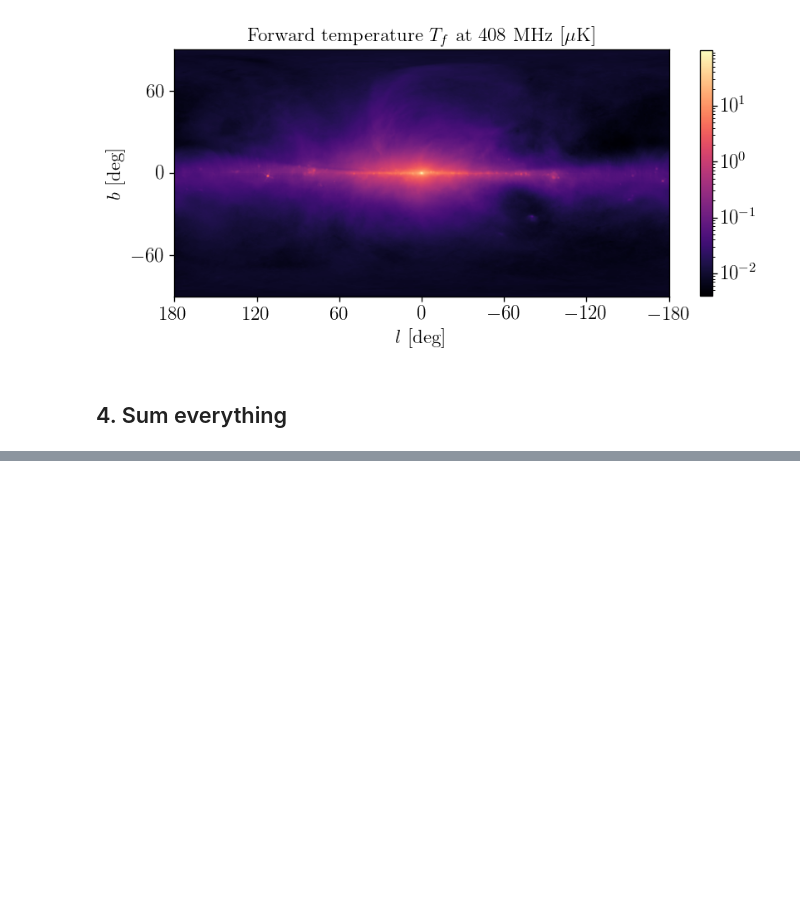
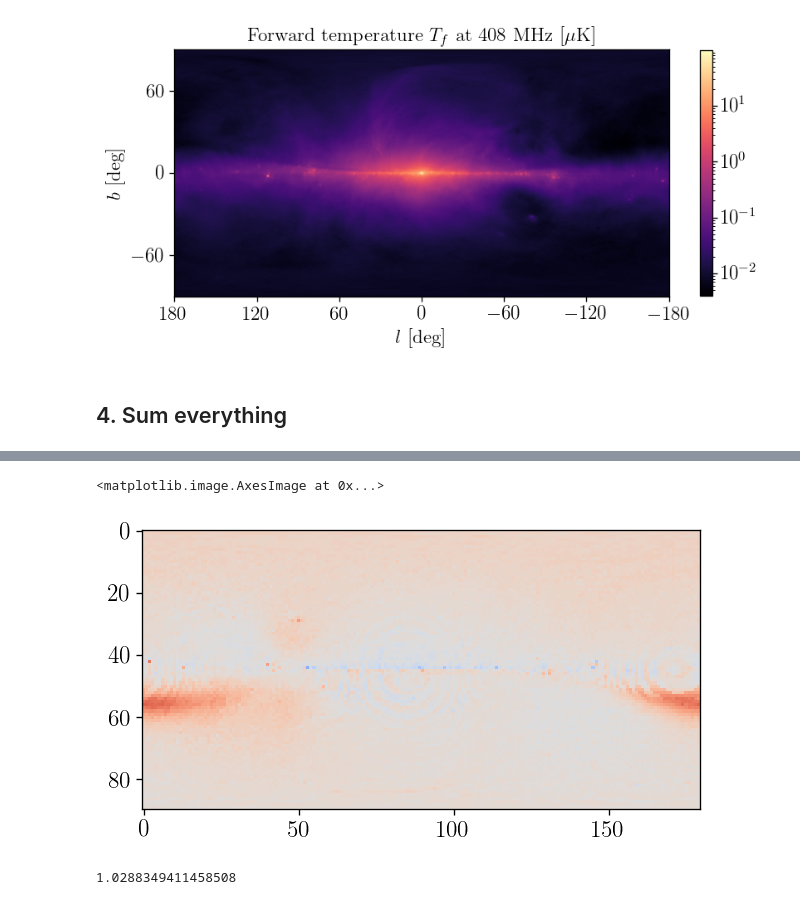
Before and after one commit to yitiansun/axion-mirror, a Jupyter notebook: notebooks/gsr_3D.ipynb, the cells around one changed output, grey strips where cells are left out. Saved outputs shown, nothing was run; the diff lists cells and outputs as text; code cells hidden in the pictures; blank space fills up the shorter version.

```diff
--- a/notebooks/gsr_3D.ipynb
+++ b/notebooks/gsr_3D.ipynb
@@ -327,0 +408,9 @@ plot_lb(1e6 * sum_map, title=r'Total stimulated decay temperature $T_a$ at 408 M
+# %%
+plt.imshow(Tfg_new[3::8,3::8]/Tfg_old, vmin=0.5, vmax=1.5, cmap='coolwarm')
+# %% [output]
+<matplotlib.image.AxesImage at 0x...>
+[figure, added]
+# %%
+np.mean(Tfg_new)/np.mean(Tfg_old)
+# %% [output]
+1.0288349411458508
```
Also changed, not shown: parts of 15 cells of this notebook, 24 other files.
